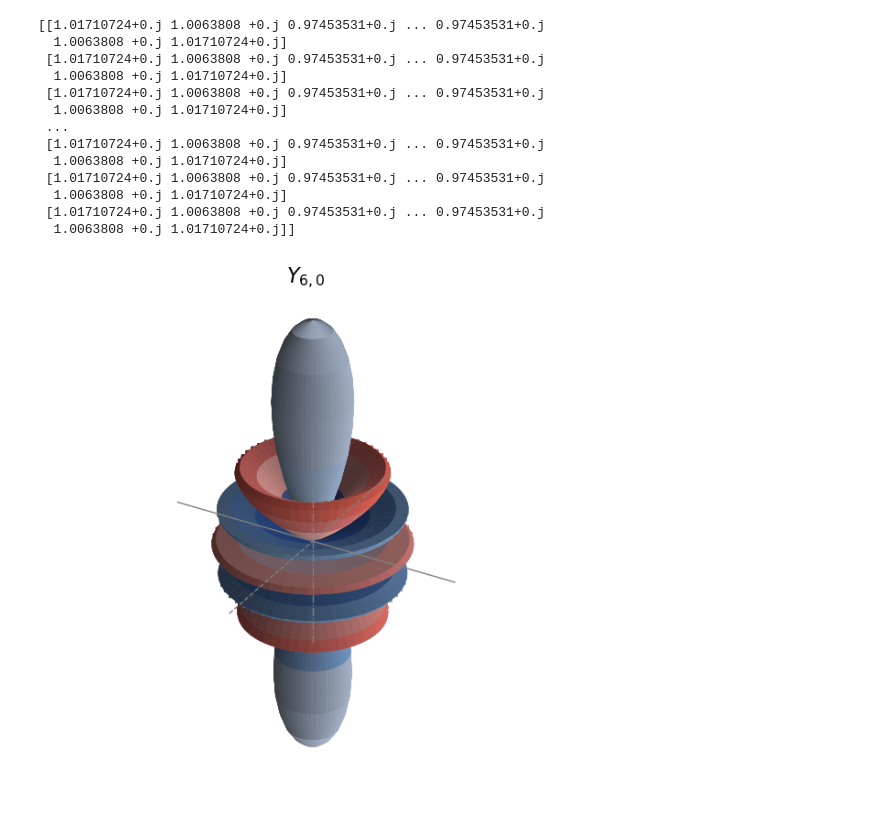
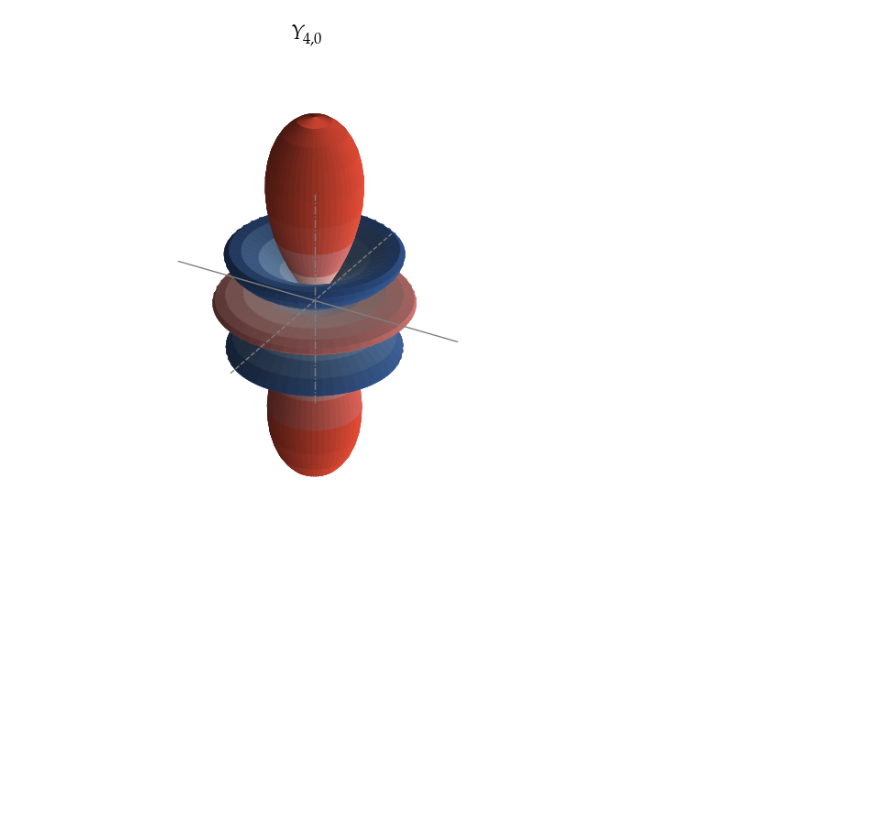
Before and after one commit to RubenDragland/XRD_CT, a Jupyter notebook: Plotting/visualise_SH.ipynb, the cells around one changed output. Drawn from its saved outputs; the diff is of its cells as text; code cells hidden in the pictures; blank space fills up the shorter version.

```diff
--- a/Plotting/visualise_SH.ipynb
+++ b/Plotting/visualise_SH.ipynb
@@ -13,24 +10,11 @@ The autoreload extension is already loaded. To reload it, use:
 # %%
 fig = plt.figure(figsize=plt.figaspect(1.))
 ax = fig.add_subplot(projection='3d')
-l, m = 6, 0
+l, m = 4, 0
 plot_SH(ax, l, m)
 plt.savefig('Y{}_{}.svg'.format(l, m), format='svg')
 plt.show()
 # %% [output]
-[[1.01710724+0.j 1.0063808 +0.j 0.97453531+0.j ... 0.97453531+0.j
-  1.0063808 +0.j 1.01710724+0.j]
- [1.01710724+0.j 1.0063808 +0.j 0.97453531+0.j ... 0.97453531+0.j
-  1.0063808 +0.j 1.01710724+0.j]
- [1.01710724+0.j 1.0063808 +0.j 0.97453531+0.j ... 0.97453531+0.j
-  1.0063808 +0.j 1.01710724+0.j]
- ...
- [1.01710724+0.j 1.0063808 +0.j 0.97453531+0.j ... 0.97453531+0.j
-  1.0063808 +0.j 1.01710724+0.j]
- [1.01710724+0.j 1.0063808 +0.j 0.97453531+0.j ... 0.97453531+0.j
-  1.0063808 +0.j 1.01710724+0.j]
- [1.01710724+0.j 1.0063808 +0.j 0.97453531+0.j ... 0.97453531+0.j
-  1.0063808 +0.j 1.01710724+0.j]]
-[figure, old version]
+[figure, new version]
 # %%
 ls = np.arange(0,7,2) # l=  0, 2, 4, 6
```
Also changed, not shown: parts of 5 cells of this notebook, 28 other files.
